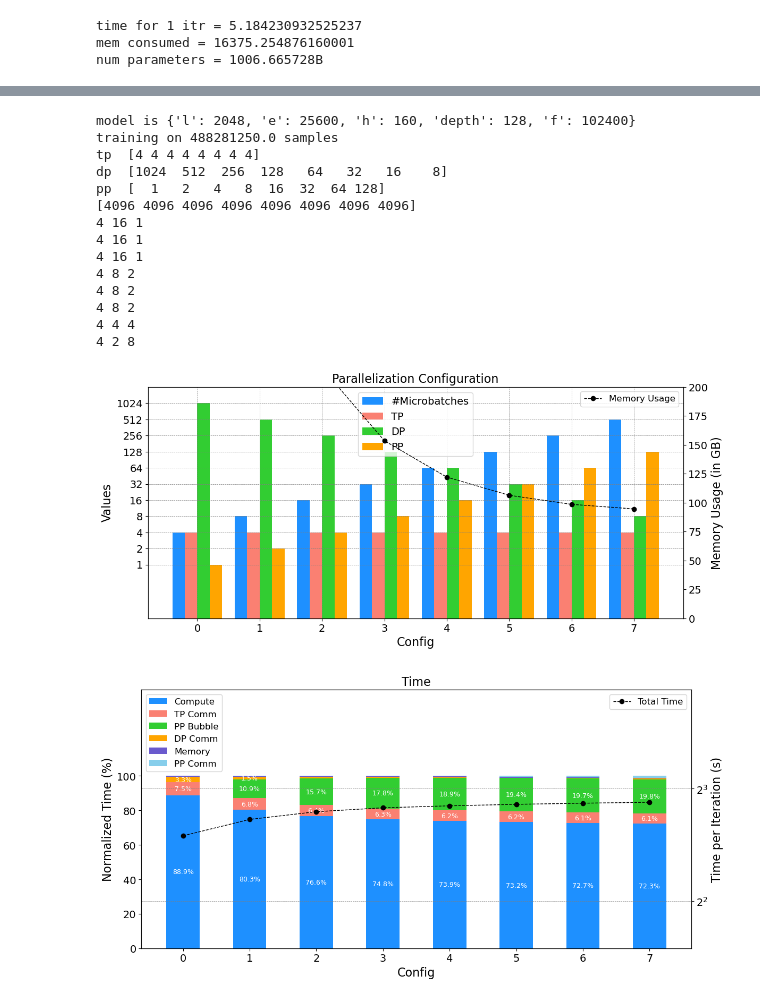
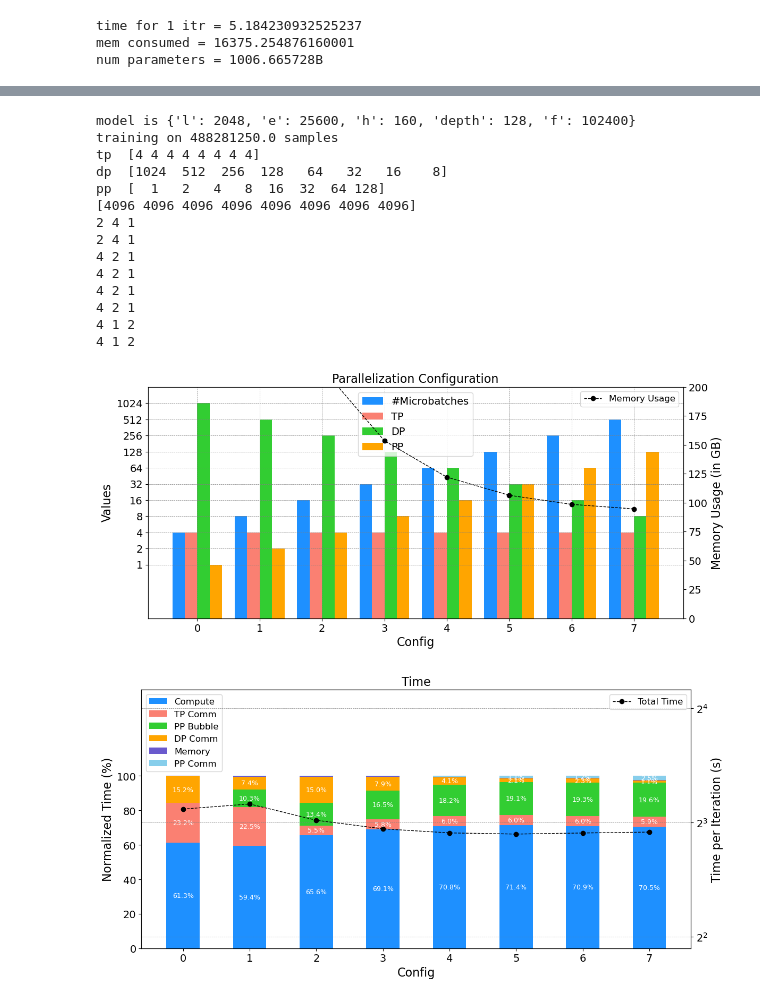
Before and after one commit to ShashankSubramanian/transformer-perf-estimates, a Jupyter notebook: model_stats.ipynb, the cells around one changed output, grey strips where cells are left out. Drawn from its saved outputs; the diff is of its cells as text; code cells hidden in the pictures.

```diff
--- a/model_stats.ipynb
+++ b/model_stats.ipynb
@@ -63,7 +63,7 @@ with open('systems/config-B200.json', 'r') as file:
     system = json.load(file)
 
 b = 1
-system['nvlink_size'] = 2
+system['nvlink_size'] = 4
 m1 = 1
 t1 = m1 if m1 <= system['nvlink_size'] else system['nvlink_size']
 df_mlp = mlp_1d(b, l, e, f, parallelism={'m': m1}, topology={'t': t1}, system=system)
@@ -112,16 +112,16 @@ time for 1 itr = 5.184230932525237
 mem consumed = 16375.254876160001
 num parameters = 1006.665728B
 # %%
-n_gpus = [8192]
+n_gpus = [4096]
 global_batch_size = 4096
 
-with open('systems/config-B200.json', 'r') as file:
+with open('systems/config-A100.json', 'r') as file:
     system = json.load(file)
-system['nvlink_size'] = 64
+system['nvlink_size'] = 4
 
 configs = execute_1d(model, n_gpus, global_batch_size=global_batch_size,
                      system=system, verbose=False, nlargest=1)
 
 # modify througput to times
-cc = [[((num_samples / c[0]) / (3600 * 24),c[1],c[2],c[3]) for c in cc] for cc in configs]
+cc = configs#[[((num_samples / c[0]) / (3600 * 24),c[1],c[2],c[3]) for c in cc] for cc in configs]
 pprint.pprint(cc)
@@ -152,7 +170,7 @@ global_batch_size = 4096
 
 with open('systems/config-B200.json', 'r') as file:
     system = json.load(file)
-nvs = 64
+nvs = 8
 system['nvlink_size'] = nvs
 global_batch_size = 4096
 
@@ -317,39 +335,39 @@ ax1.tick_params(axis='y', labelsize=14)
 
 # Adjust y-axis to make smaller bars more visible
 ax1.set_ylim(0, 150)  # Set to slightly over 100% to give some headroom
 
 # Add the total time line plot on the right y-axis
 ax2 = ax1.twinx()
 ax2.plot(log_n_values, time_total, color='black', linewidth=1, linestyle='--', marker='o', label='Total Time')
 ax2.set_ylabel('Time per Iteration (s)', fontsize=16, color='black')
 ax2.tick_params(axis='y', labelcolor='black', labelsize=14)
 ax2.set_yscale('log', base=2)
 
 # Set y-axis limits for total time
 ax2.set_ylim(min(time_total) / 2, max(time_total) * 2)
 
 # Add legend for the line plot
 lines, labels = ax2.get_legend_handles_labels()
 ax1.legend(fontsize=12, loc='upper left')
 ax2.legend(lines, labels, fontsize=12, loc='upper right')
 
 plt.tight_layout()
 plt.grid(True, which='both', linestyle='--', linewidth=0.5, color='gray')
 plt.show()
 # %% [output]
 model is {'l': 2048, 'e': 25600, 'h': 160, 'depth': 128, 'f': 102400}
 training on 488281250.0 samples
 tp  [4 4 4 4 4 4 4 4]
 dp  [1024  512  256  128   64   32   16    8]
 pp  [  1   2   4   8  16  32  64 128]
 [4096 4096 4096 4096 4096 4096 4096 4096]
-4 16 1
-4 16 1
-4 16 1
-4 8 2
-4 8 2
-4 8 2
-4 4 4
-4 2 8
+2 4 1
+2 4 1
+4 2 1
+4 2 1
+4 2 1
+4 2 1
+4 1 2
+4 1 2
 [figure]
-[figure, old version]
+[figure, new version]
```
Also changed, not shown: parts of 1 cell of this notebook, 2 other files.
